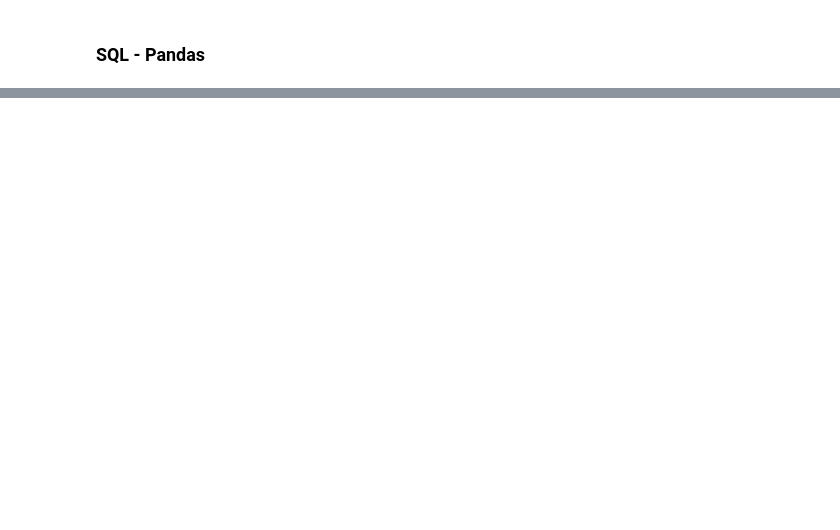
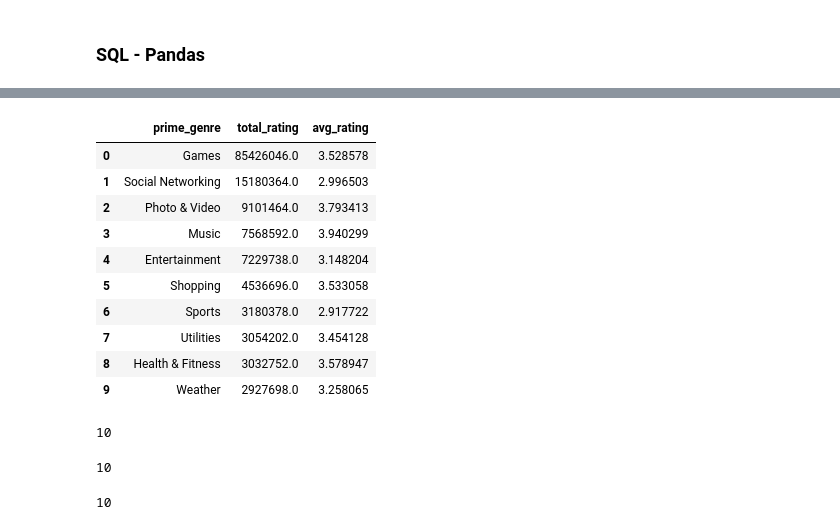
Before and after one commit to dataptmad0124/lessons, a Jupyter notebook: m2/3.1 - SQL en python.ipynb, the cells around one changed output, grey strips where cells are left out. Saved outputs shown, nothing was run; the diff lists cells and outputs as text; code cells hidden in the pictures; blank space fills up the shorter version.

```diff
--- a/m2/3.1 - SQL en python.ipynb
+++ b/m2/3.1 - SQL en python.ipynb
@@ -267,2 +316,21 @@ datos
+# %%
+df3 = pd.read_sql(query, cursor)
+
+df3
+# %% [output]
+|  | prime_genre | total_rating | avg_rating |
+| 0 | Games | 85426046.0 | 3.528578 |
+| 1 | Social Networking | 15180364.0 | 2.996503 |
+| 2 | Photo & Video | 9101464.0 | 3.793413 |
+| 3 | Music | 7568592.0 | 3.940299 |
+| 4 | Entertainment | 7229738.0 | 3.148204 |
+| 5 | Shopping | 4536696.0 | 3.533058 |
+| 6 | Sports | 3180378.0 | 2.917722 |
+| 7 | Utilities | 3054202.0 | 3.454128 |
+| 8 | Health & Fitness | 3032752.0 | 3.578947 |
+| 9 | Weather | 2927698.0 | 3.258065 |
 # %%
-datos.to_sql(name='generos', con=cursor)
+df3.to_sql(name='calculos',
+          con=cursor)
+# %% [output]
+10
@@ -272,0 +337,19 @@ pd.read_sql('select * from ratings limit 3;', cursor)
+# %%
+df3.to_sql(name='calculos',
+          con=cursor,
+          schema='bank')
+# %% [output]
+10
+# %%
+datos=pd.read_sql('''select *
+
+                     from ratings
+
+                     where price=0
+
+                     limit 10;''', cursor)
+
+
+datos.to_sql(name='rateos', con=cursor, if_exists='replace', index=False)
+# %% [output]
+10
```
Also changed, not shown: parts of 75 cells of this notebook, 3 other files.
